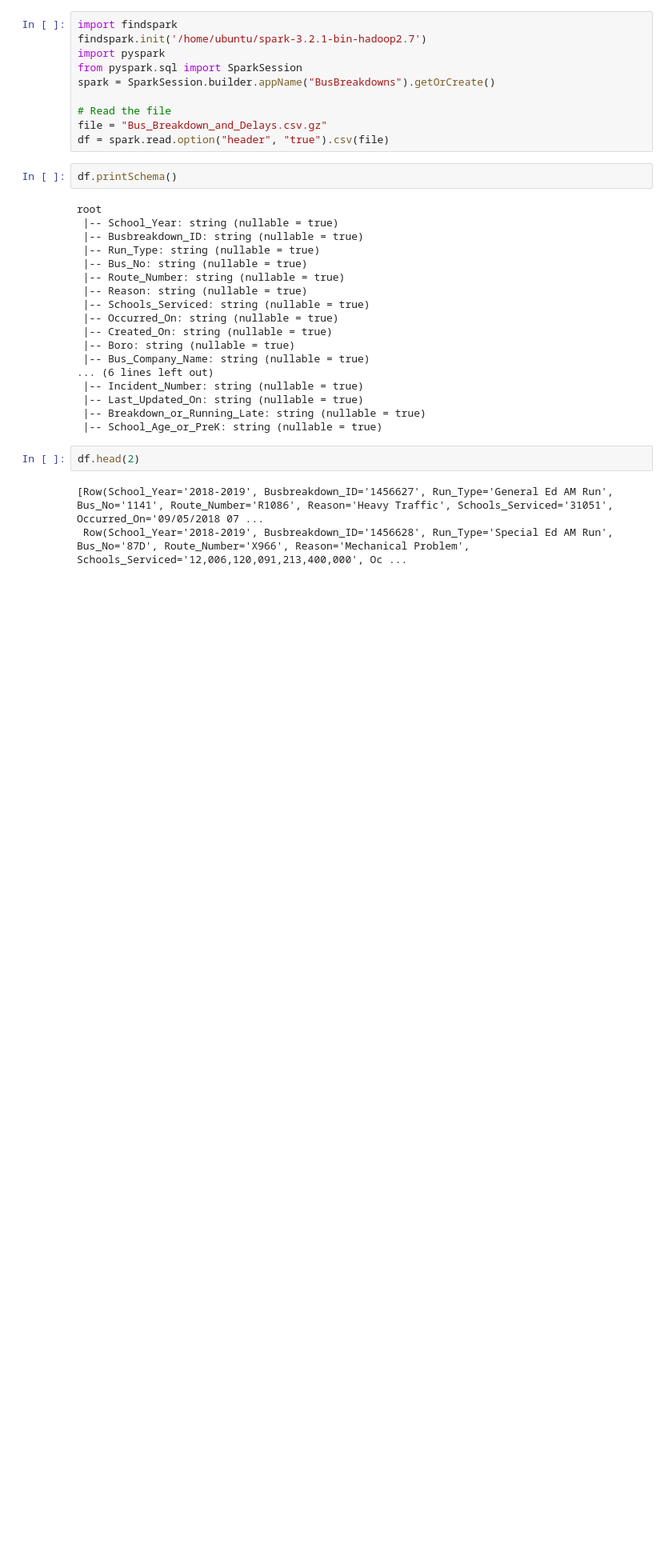
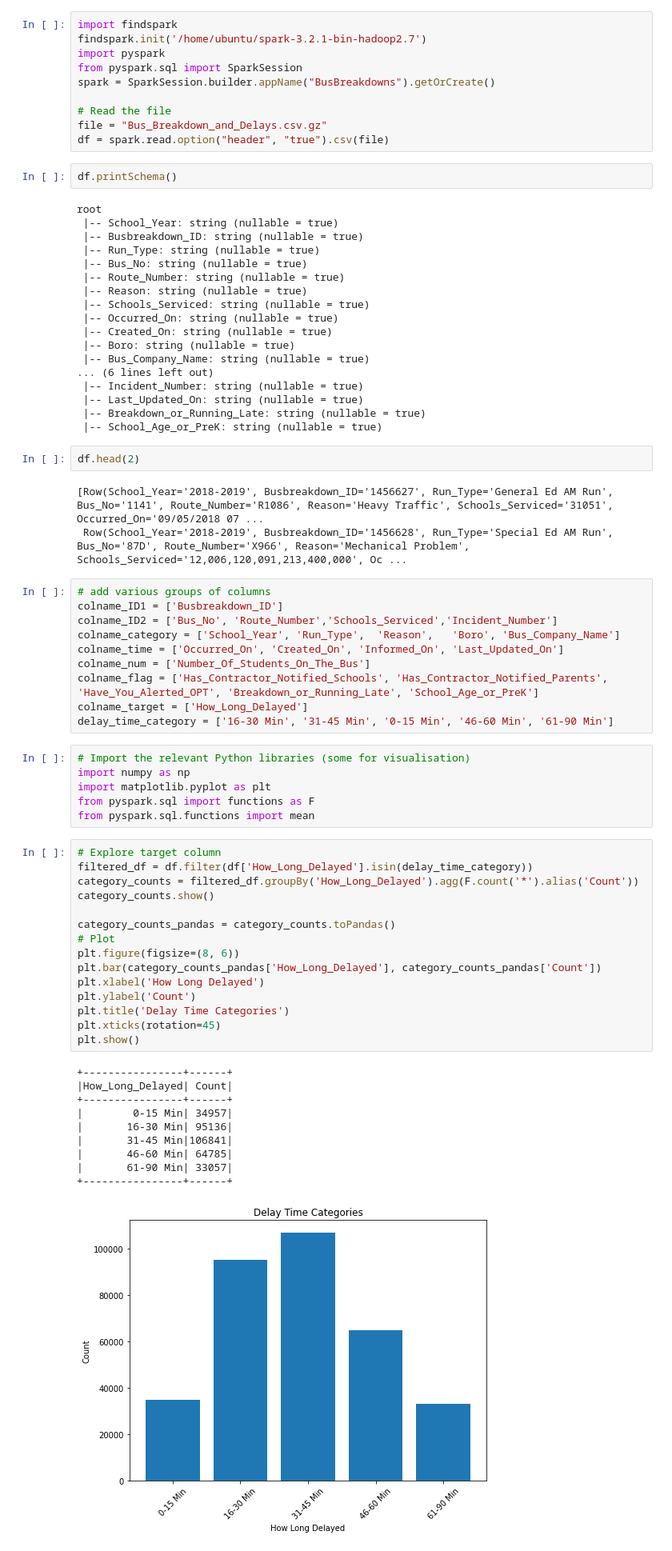
Before and after one commit to SyHilichurl/722, a Jupyter notebook: Untitled.ipynb, the cells around one changed output. Shown at 80% size. Saved outputs shown, nothing was run; the diff lists cells and outputs as text; blank space fills up the shorter version.

```diff
--- a/Untitled.ipynb
+++ b/Untitled.ipynb
@@ -33,3 +33,45 @@ df.head(2)
 # %% [output]
 [Row(School_Year='2018-2019', Busbreakdown_ID='1456627', Run_Type='General Ed AM Run', Bus_No='1141', Route_Number='R1086', Reason='Heavy Traffic', Schools_Serviced='31051', Occurred_On='09/05/2018 07 ...
  Row(School_Year='2018-2019', Busbreakdown_ID='1456628', Run_Type='Special Ed AM Run', Bus_No='87D', Route_Number='X966', Reason='Mechanical Problem', Schools_Serviced='12,006,120,091,213,400,000', Oc ...
+# %%
+# add various groups of columns
+colname_ID1 = ['Busbreakdown_ID']
+colname_ID2 = ['Bus_No', 'Route_Number','Schools_Serviced','Incident_Number']
+colname_category = ['School_Year', 'Run_Type',  'Reason',   'Boro', 'Bus_Company_Name']
+colname_time = ['Occurred_On', 'Created_On', 'Informed_On', 'Last_Updated_On']
+colname_num = ['Number_Of_Students_On_The_Bus']
+colname_flag = ['Has_Contractor_Notified_Schools', 'Has_Contractor_Notified_Parents', 'Have_You_Alerted_OPT', 'Breakdown_or_Running_Late', 'School_Age_or_PreK']
+colname_target = ['How_Long_Delayed']
+delay_time_category = ['16-30 Min', '31-45 Min', '0-15 Min', '46-60 Min', '61-90 Min']
+# %%
+# Import the relevant Python libraries (some for visualisation)
+import numpy as np
+import matplotlib.pyplot as plt
+from pyspark.sql import functions as F
+from pyspark.sql.functions import mean
+# %%
+# Explore target column
+filtered_df = df.filter(df['How_Long_Delayed'].isin(delay_time_category))
+category_counts = filtered_df.groupBy('How_Long_Delayed').agg(F.count('*').alias('Count'))
+category_counts.show()
+
+category_counts_pandas = category_counts.toPandas()
+# Plot
+plt.figure(figsize=(8, 6))
+plt.bar(category_counts_pandas['How_Long_Delayed'], category_counts_pandas['Count'])
+plt.xlabel('How Long Delayed')
+plt.ylabel('Count')
+plt.title('Delay Time Categories')
+plt.xticks(rotation=45)
+plt.show()
+# %% [output]
++----------------+------+
+|How_Long_Delayed| Count|
++----------------+------+
+|        0-15 Min| 34957|
+|       16-30 Min| 95136|
+|       31-45 Min|106841|
+|       46-60 Min| 64785|
+|       61-90 Min| 33057|
++----------------+------+
+[figure, added]
```
Also changed, not shown: parts of 3 cells of this notebook.
